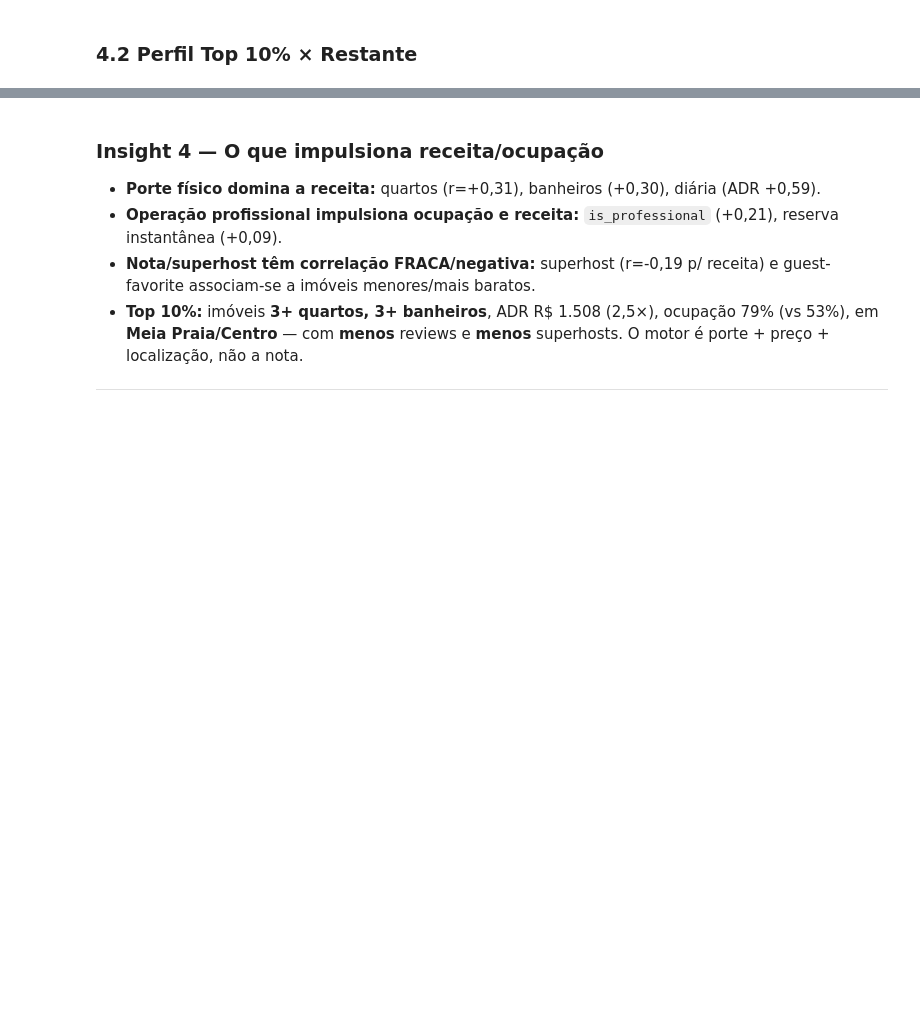
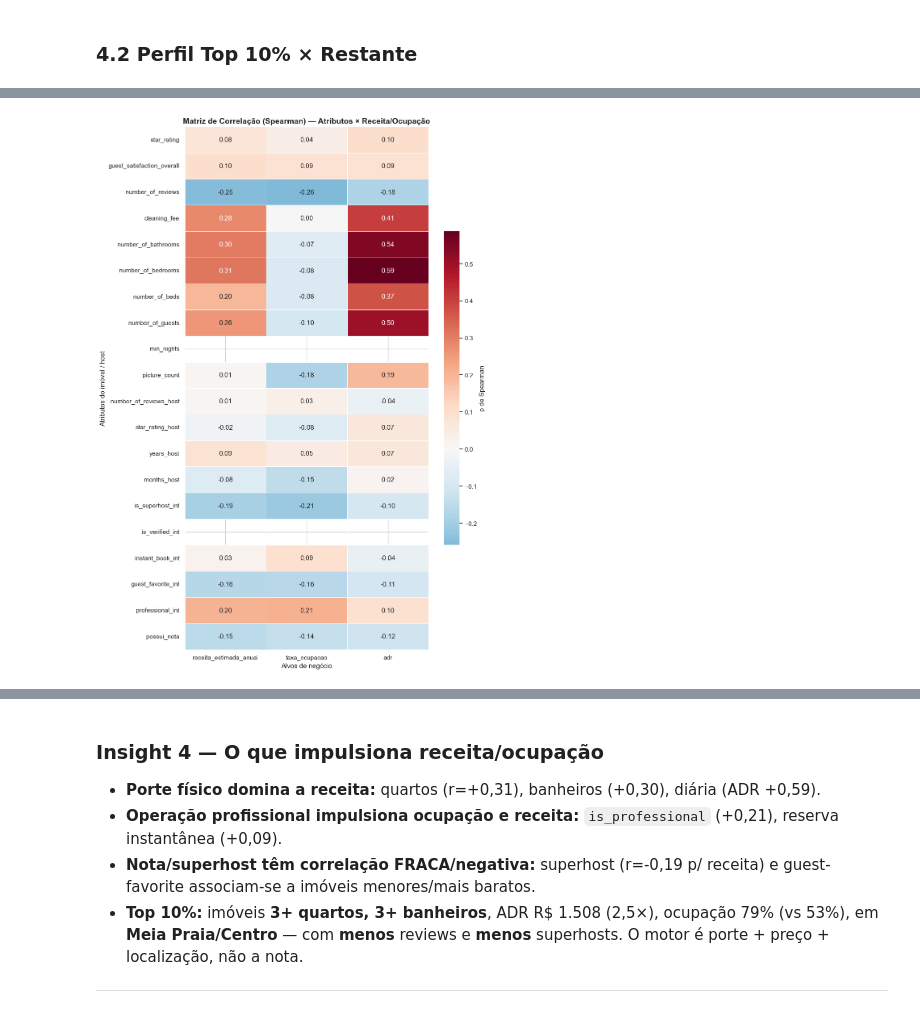
Before and after one commit to way-pds/jovens-talentos-2026-hackathon-data, a Jupyter notebook: analise_itapema.ipynb, the cells around one changed output, grey strips where cells are left out. Cells and saved outputs as stored; diff of their text form; code cells hidden in the pictures; blank space fills up the shorter version.

```diff
--- a/analise_itapema.ipynb
+++ b/analise_itapema.ipynb
@@ -430,0 +643,19 @@ for c in num:
+# %%
+
+sns.set_theme(style='whitegrid')
+cola = [c for c in atributos if c in df_c.columns]
+matriz_corr = df_c[cola + alvos].corr(method='spearman')
+matriz_corr = matriz_corr.loc[cola, alvos]
+
+fig, ax = plt.subplots(figsize=(10, 14))
+sns.heatmap(matriz_corr, annot=True, fmt='.2f', cmap='RdBu_r', center=0,
+            linewidths=0.5, linecolor='white', square=False,
+            cbar_kws={'shrink': 0.6, 'label': 'ρ de Spearman'}, ax=ax)
+ax.set_title('Matriz de Correlação (Spearman) — Atributos × Receita/Ocupação',
+             fontsize=14, fontweight='bold')
+ax.set_xlabel('Alvos de negócio')
+ax.set_ylabel('Atributos do imóvel / host')
+plt.tight_layout()
+plt.show()
+# %% [output]
+[figure, added]
```
Also changed, not shown: parts of 22 cells of this notebook.
